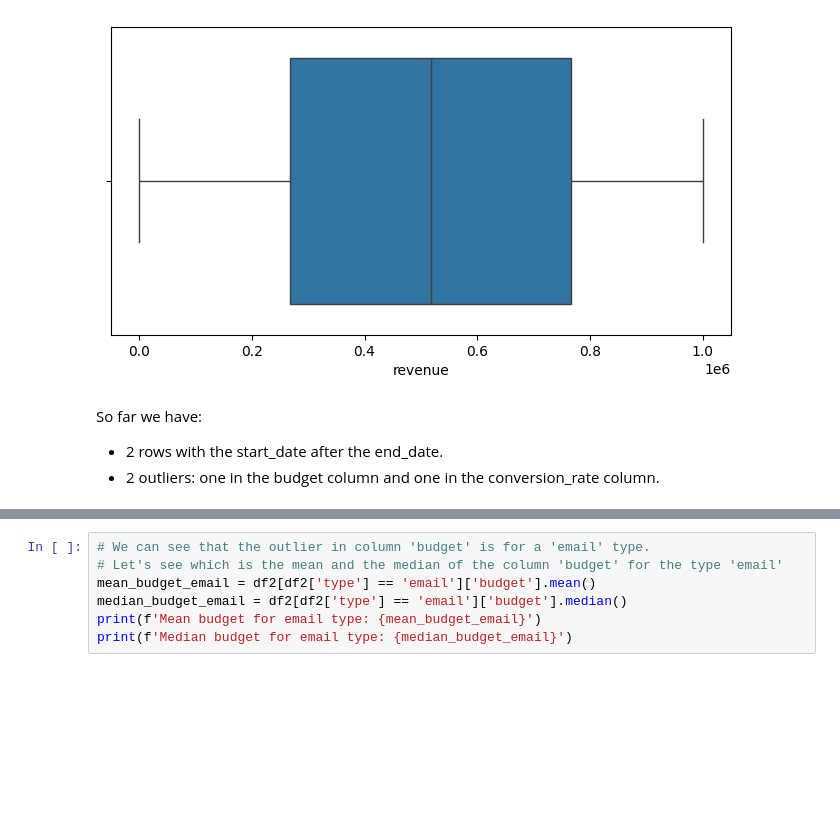
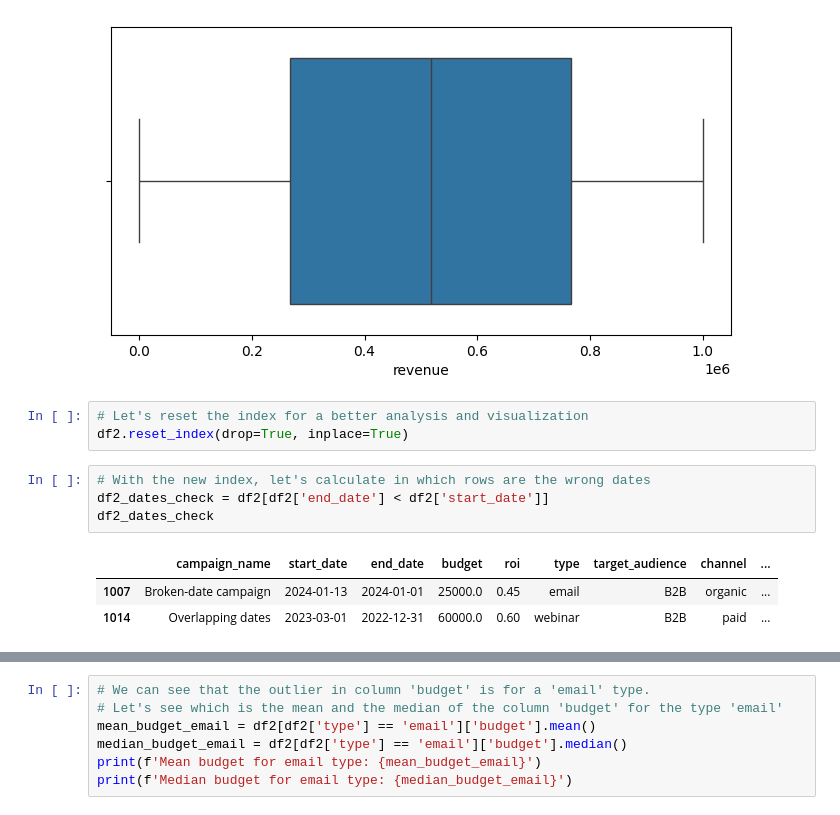
Before and after one commit to Ignacio538/Marketing-Campaings, a Jupyter notebook: Analysis.ipynb, the cells around one changed output, grey strips where cells are left out. Drawn from its saved outputs; the diff is of its cells as text; blank space fills up the shorter version.

```diff
--- a/Analysis.ipynb
+++ b/Analysis.ipynb
@@ -339,10 +339,17 @@ sns.boxplot(x=df['revenue'])
 [figure]
 [figure]
 [figure]
-# %% [markdown]
-So far we have:
-- 2 rows with the start_date after the end_date.
-- 2 outliers: one in the budget column and one in the conversion_rate column.
+# %%
+# Let's reset the index for a better analysis and visualization
+df2.reset_index(drop=True, inplace=True)
+# %%
+# With the new index, let's calculate in which rows are the wrong dates
+df2_dates_check = df2[df2['end_date'] < df2['start_date']]
+df2_dates_check
+# %% [output]
+|  | campaign_name | start_date | end_date | budget | roi | type | target_audience | channel | ... |
+| 1007 | Broken-date campaign | 2024-01-13 | 2024-01-01 | 25000.0 | 0.45 | email | B2B | organic | ... |
+| 1014 | Overlapping dates | 2023-03-01 | 2022-12-31 | 60000.0 | 0.60 | webinar | B2B | paid | ... |
 # %%
 # Let's check the outlier in column 'budget'
 outlier_budget = df2[df2['budget'] > 9999998]
```
Also changed, not shown: parts of 4 cells of this notebook.
